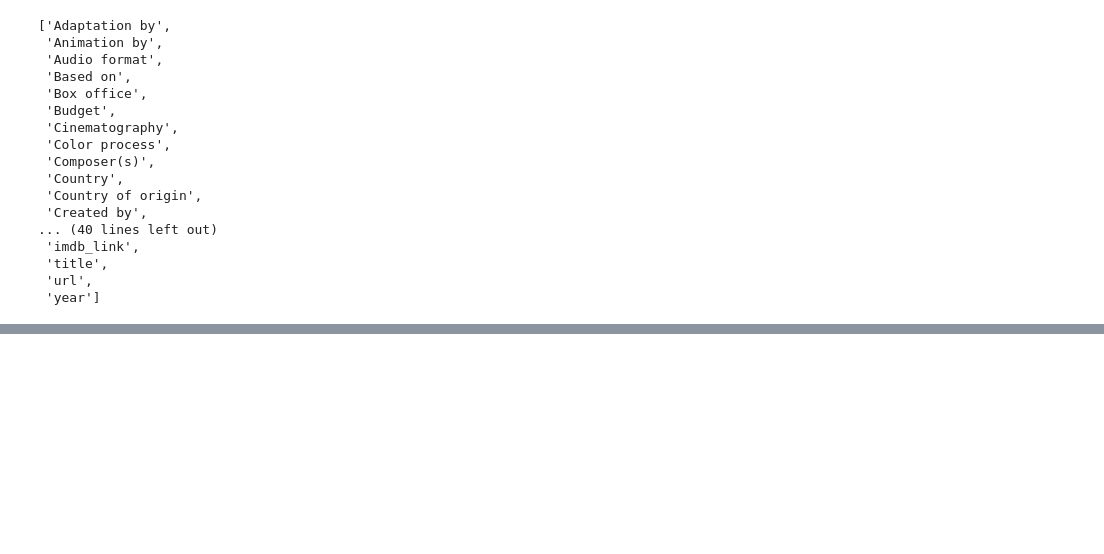
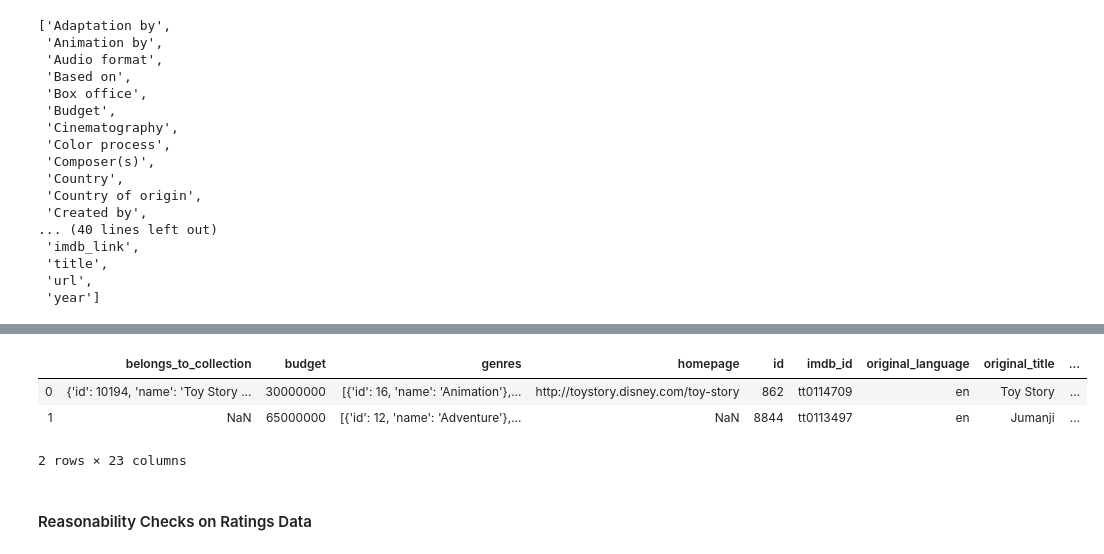
Before and after one commit to aodoming/Movies_ETL_ADominguez, a Jupyter notebook: Movies_ETL.ipynb, the cells around one changed output, grey strips where cells are left out. Cells and saved outputs as stored; diff of their text form; code cells hidden in the pictures; blank space fills up the shorter version.

```diff
--- a/Movies_ETL.ipynb
+++ b/Movies_ETL.ipynb
@@ -278,0 +920,4 @@ sorted(wiki_movies_df.columns.tolist())
+# %%
+ # Keep rows where adult is False, and then drop the “adult” column.
+
+kaggle_movies_metadata = kaggle_movies_metadata[kaggle_movies_metadata['adult'] == 'False'].drop('adult',axis='columns')
@@ -278,0 +934,19 @@ sorted(wiki_movies_df.columns.tolist())
+# %%
+# Convert the video "object dtypes" to boolean. Code to convert =   kaggle_movies_metadata['video'] == 'True'
+# Code creates the Boolean column we want. We just need to assign it back to video:
+
+kaggle_movies_metadata['video'] == 'True'
+kaggle_movies_metadata['video'] = kaggle_movies_metadata['video'] == 'True'
+# %%
+# Convert columns: budget, id, & popularity into numeric dtypes.  Use the to_numeric() method from Pandas.
+# Make sure the errors= argument is set to 'raise', so we’ll know if there’s any data that can’t be converted to numbers.
+
+kaggle_movies_metadata['budget'] = kaggle_movies_metadata['budget'].astype(int)
+kaggle_movies_metadata['id'] = pd.to_numeric(kaggle_movies_metadata['id'], errors='raise')
+kaggle_movies_metadata['popularity'] = pd.to_numeric(kaggle_movies_metadata['popularity'], errors='raise')
+kaggle_movies_metadata.head(2)
+# %% [output]
+|  | belongs_to_collection | budget | genres | homepage | id | imdb_id | original_language | original_title | ... |
+| 0 | {'id': 10194, 'name': 'Toy Story ... | 30000000 | [{'id': 16, 'name': 'Animation'},... | http://toystory.disney.com/toy-story | 862 | tt0114709 | en | Toy Story | ... |
+| 1 | NaN | 65000000 | [{'id': 12, 'name': 'Adventure'},... | NaN | 8844 | tt0113497 | en | Jumanji | ... |
+2 rows × 23 columns
@@ -278,0 +957,3 @@ sorted(wiki_movies_df.columns.tolist())
+# %% [markdown]
+
+#### Reasonability Checks on Ratings Data
```
Also changed, not shown: parts of 75 cells of this notebook.
